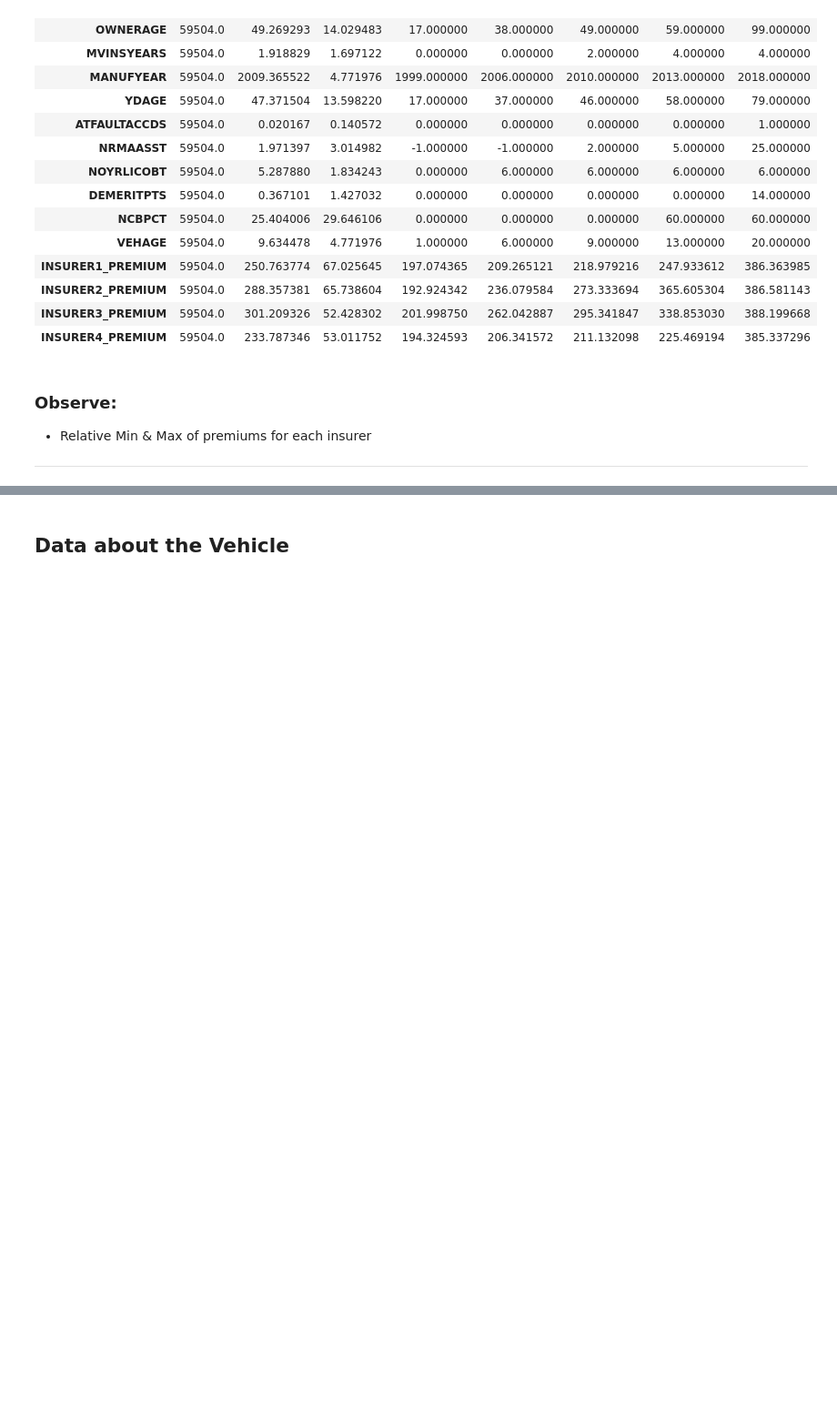
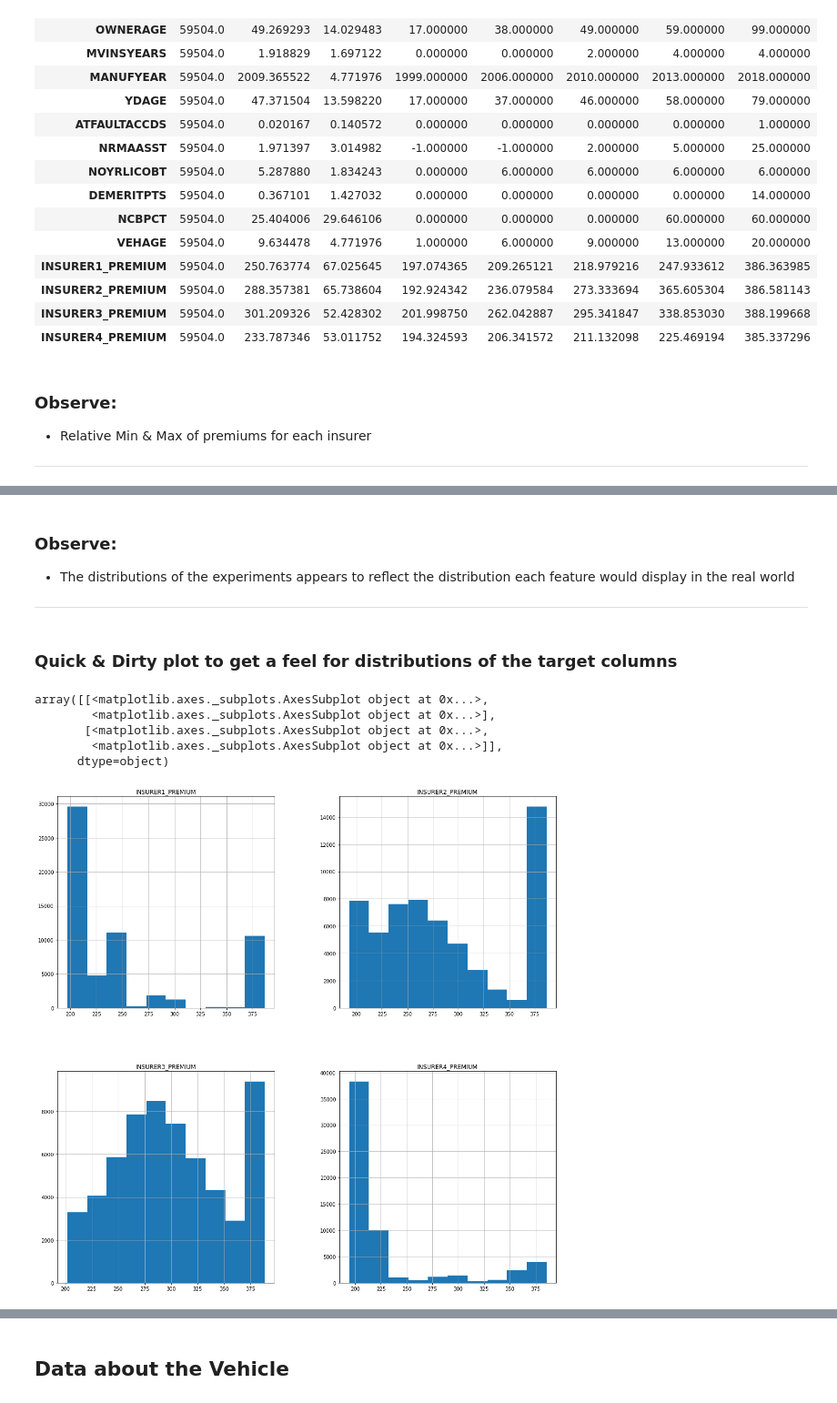
Before and after one commit to AxleMaxGit/python-data-science-projects, a Jupyter notebook: python-motor-insurance-pricing/python-motor-insurance-prelim-data-exploration.ipynb, the cells around one changed output, grey strips where cells are left out. Shown at 91% size. Saved outputs shown, nothing was run; the diff lists cells and outputs as text; code cells hidden in the pictures; blank space fills up the shorter version.

```diff
--- a/python-motor-insurance-pricing/python-motor-insurance-prelim-data-exploration.ipynb
+++ b/python-motor-insurance-pricing/python-motor-insurance-prelim-data-exploration.ipynb
@@ -164,0 +204,17 @@ data.describe().T
+# %% [markdown]
+### Observe:
+
+- The distributions of the experiments appears to reflect the distribution each feature would display in the real world
+
+***
+# %% [markdown]
+### Quick & Dirty plot to get a feel for distributions of the target columns
+# %%
+data[data.describe().columns[-4:]].hist(figsize=(18,18))
+# %% [output]
+array([[<matplotlib.axes._subplots.AxesSubplot object at 0x...>,
+        <matplotlib.axes._subplots.AxesSubplot object at 0x...>],
+       [<matplotlib.axes._subplots.AxesSubplot object at 0x...>,
+        <matplotlib.axes._subplots.AxesSubplot object at 0x...>]],
+      dtype=object)
+[figure, added]
```
Also changed, not shown: parts of 18 cells of this notebook.
